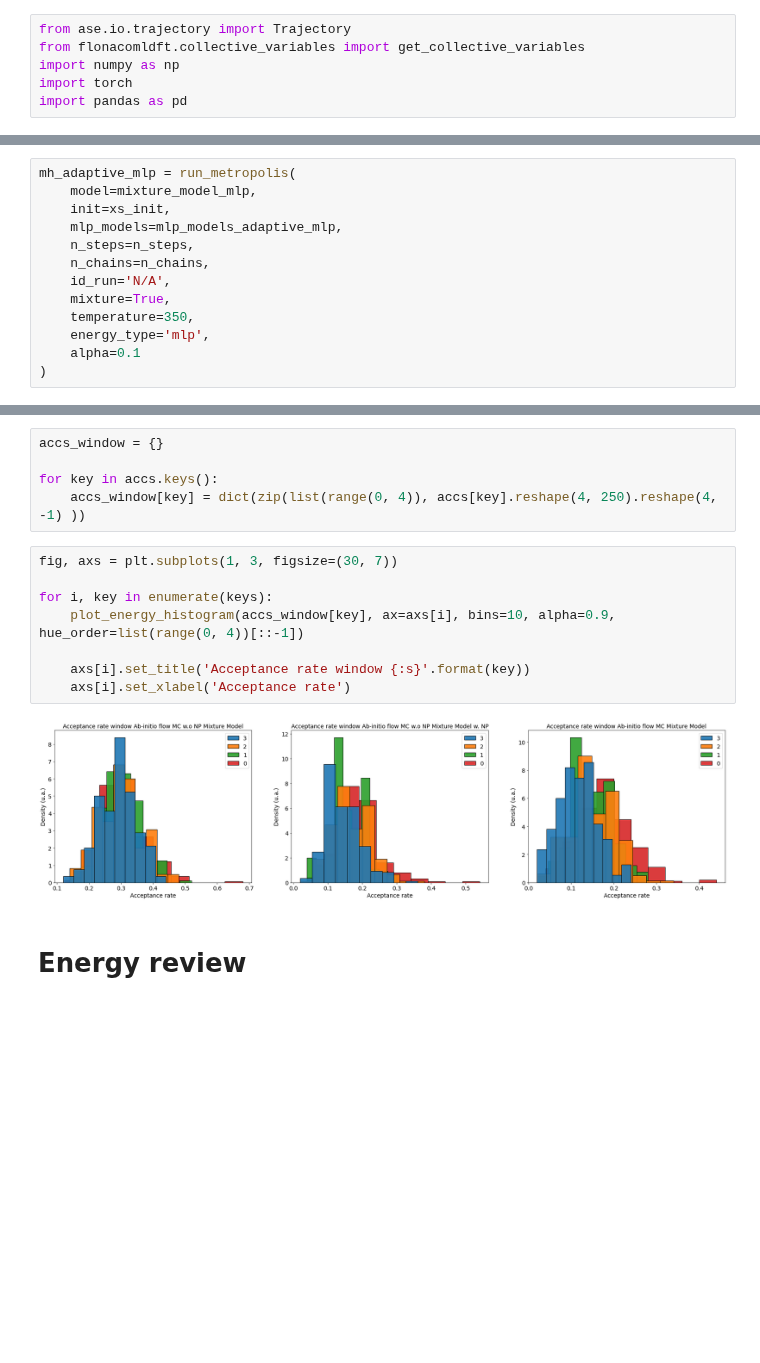
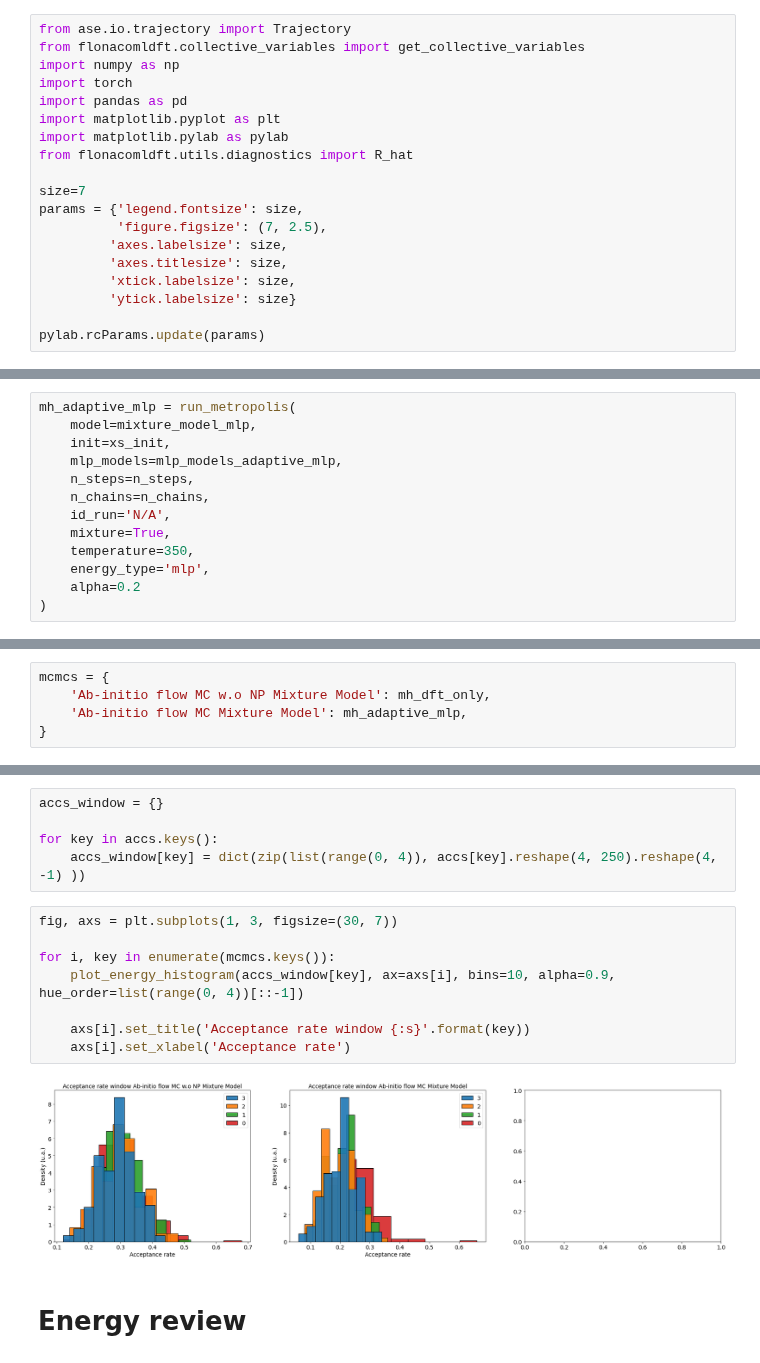
Before and after one commit to anacmolina/ML-DFT, a Jupyter notebook: notebooks/36 - review saving data for adaptive.ipynb, the cells around one changed output, grey strips where cells are left out. Drawn from its saved outputs; the diff is of its cells as text; blank space fills up the shorter version.

Commit message:
plots for slides and for paper

```diff
--- a/notebooks/36 - review saving data for adaptive.ipynb
+++ b/notebooks/36 - review saving data for adaptive.ipynb
@@ -7,6 +7,19 @@ from flonacomldft.collective_variables import get_collective_variables
 import numpy as np
 import torch
 import pandas as pd
+import matplotlib.pyplot as plt
+import matplotlib.pylab as pylab
+from flonacomldft.utils.diagnostics import R_hat
+
+size=7
+params = {'legend.fontsize': size,
+          'figure.figsize': (7, 2.5),
+         'axes.labelsize': size,
+         'axes.titlesize': size,
+         'xtick.labelsize': size,
+         'ytick.labelsize': size}
+
+pylab.rcParams.update(params)
 # %%
 path_database = '/mnt/home/amolina/ceph/adaptive-flow-mc/database/andersen/'
 md_files = ['trajectories/27037382_is0_andersen.traj',  'trajectories/27037385_is1_andersen.traj']
@@ -526,7 +539,7 @@ mh_adaptive_mlp = run_metropolis(
     mixture=True,
     temperature=350,
     energy_type='mlp',
-    alpha=0.1
+    alpha=0.2
 )
 # %% [output]
 Running Metropolis-Hastings
@@ -559,0 +579,5 @@ color_keys = dict(zip(keys, ['blue', 'orange', 'green']))
+# %%
+mcmcs = {
+    'Ab-initio flow MC w.o NP Mixture Model': mh_dft_only,
+    'Ab-initio flow MC Mixture Model': mh_adaptive_mlp,
+}
@@ -584,13 +638,13 @@ for key in accs.keys():
 # %%
 fig, axs = plt.subplots(1, 3, figsize=(30, 7))
 
-for i, key in enumerate(keys):
+for i, key in enumerate(mcmcs.keys()):
     plot_energy_histogram(accs_window[key], ax=axs[i], bins=10, alpha=0.9, hue_order=list(range(0, 4))[::-1])
 
     axs[i].set_title('Acceptance rate window {:s}'.format(key))
     axs[i].set_xlabel('Acceptance rate')
 # %% [output]
-[figure, old version]
+[figure, new version]
 # %% [markdown]
 # Energy review
 # %%
```
Also changed, not shown: parts of 18 cells of this notebook, 7 other files.
